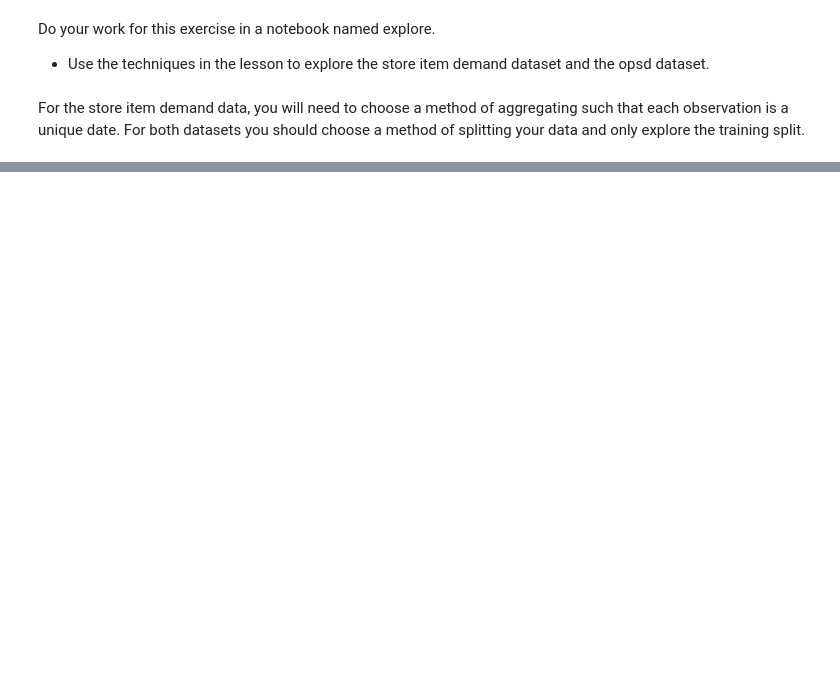
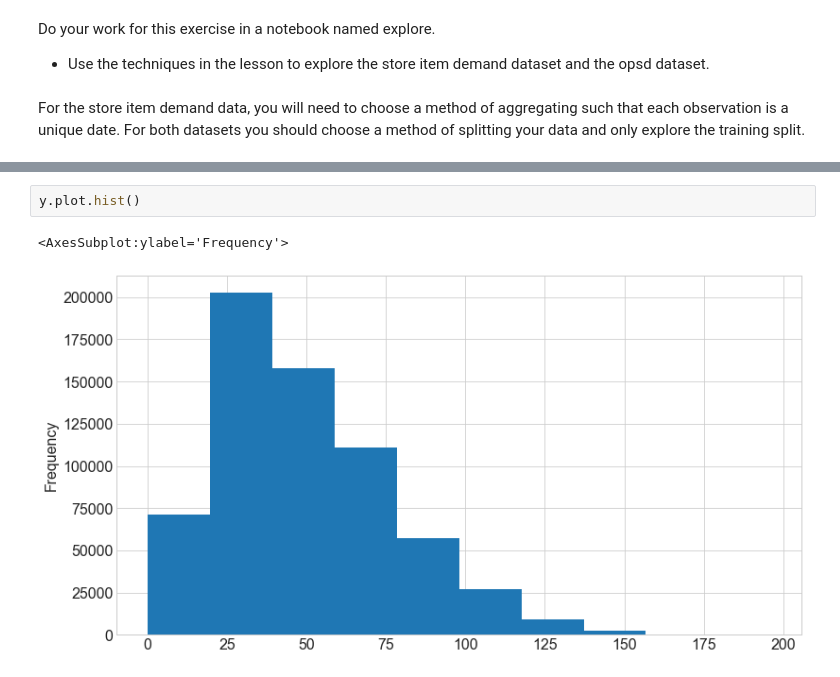
Before and after one commit to lupeluna/time-series-exercises, a Jupyter notebook: Explore.ipynb, the cells around one changed output, grey strips where cells are left out. Saved outputs shown, nothing was run; the diff lists cells and outputs as text; blank space fills up the shorter version.

```diff
--- a/Explore.ipynb
+++ b/Explore.ipynb
@@ -31,0 +86,5 @@ For the store item demand data, you will need to choose a method of aggregating
+# %%
+y.plot.hist()
+# %% [output]
+<AxesSubplot:ylabel='Frequency'>
+[figure, added]
```
Also changed, not shown: parts of 61 cells of this notebook.
